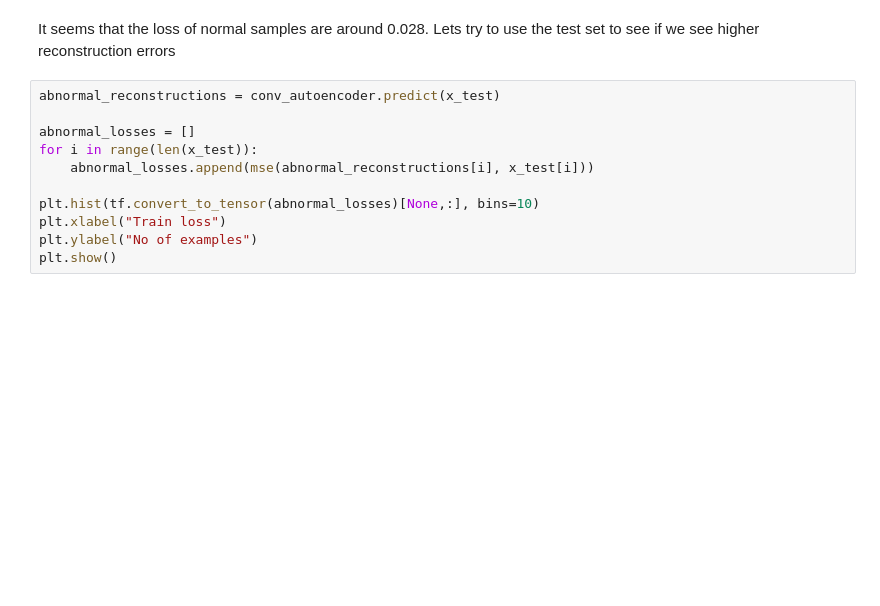
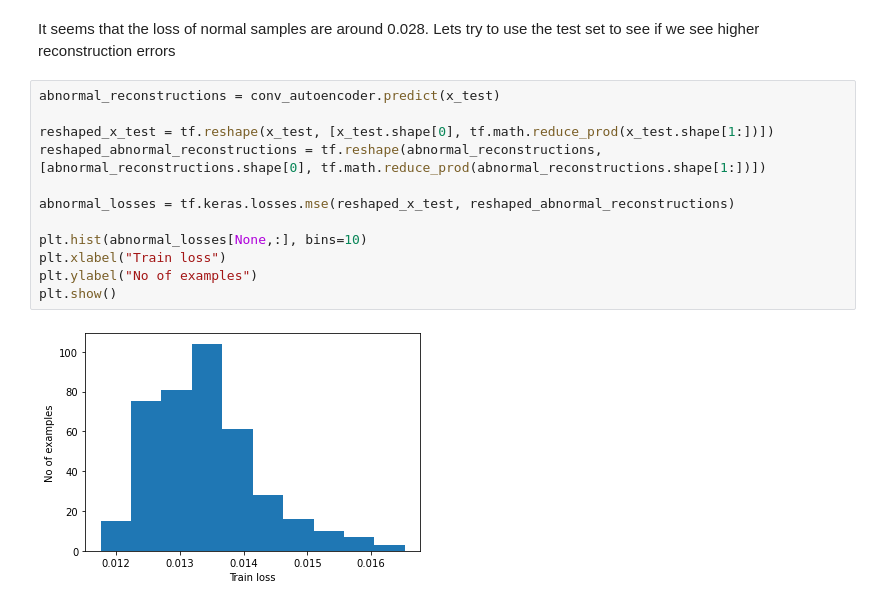
Before and after one commit to Ekhao/ToyADMOSTinyAutoencoder, a Jupyter notebook: TinyMLAutoencoderForToyADMOS.ipynb, the cells around one changed output. Saved outputs shown, nothing was run; the diff lists cells and outputs as text; blank space fills up the shorter version.

```diff
--- a/TinyMLAutoencoderForToyADMOS.ipynb
+++ b/TinyMLAutoencoderForToyADMOS.ipynb
@@ -180,13 +273,16 @@ It seems that the loss of normal samples are around 0.028. Lets try to use the t
 # %%
 abnormal_reconstructions = conv_autoencoder.predict(x_test)
 
-abnormal_losses = []
-for i in range(len(x_test)):
-    abnormal_losses.append(mse(abnormal_reconstructions[i], x_test[i]))
+reshaped_x_test = tf.reshape(x_test, [x_test.shape[0], tf.math.reduce_prod(x_test.shape[1:])])
+reshaped_abnormal_reconstructions = tf.reshape(abnormal_reconstructions, [abnormal_reconstructions.shape[0], tf.math.reduce_prod(abnormal_reconstructions.shape[1:])])
 
-plt.hist(tf.convert_to_tensor(abnormal_losses)[None,:], bins=10)
+abnormal_losses = tf.keras.losses.mse(reshaped_x_test, reshaped_abnormal_reconstructions)
+
+plt.hist(abnormal_losses[None,:], bins=10)
 plt.xlabel("Train loss")
 plt.ylabel("No of examples")
 plt.show()
+# %% [output]
+[figure, added]
 # %%
 np.mean(abnormal_losses)
```
Also changed, not shown: parts of 25 cells of this notebook.
